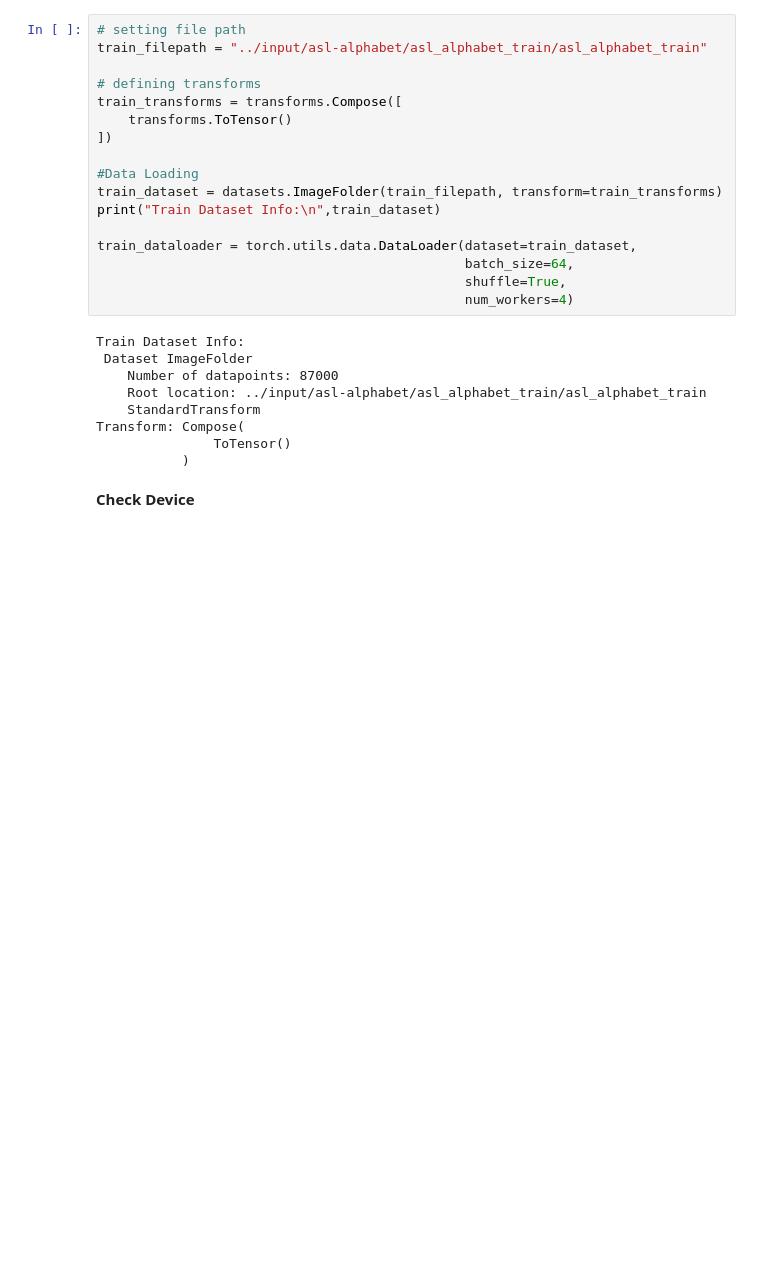
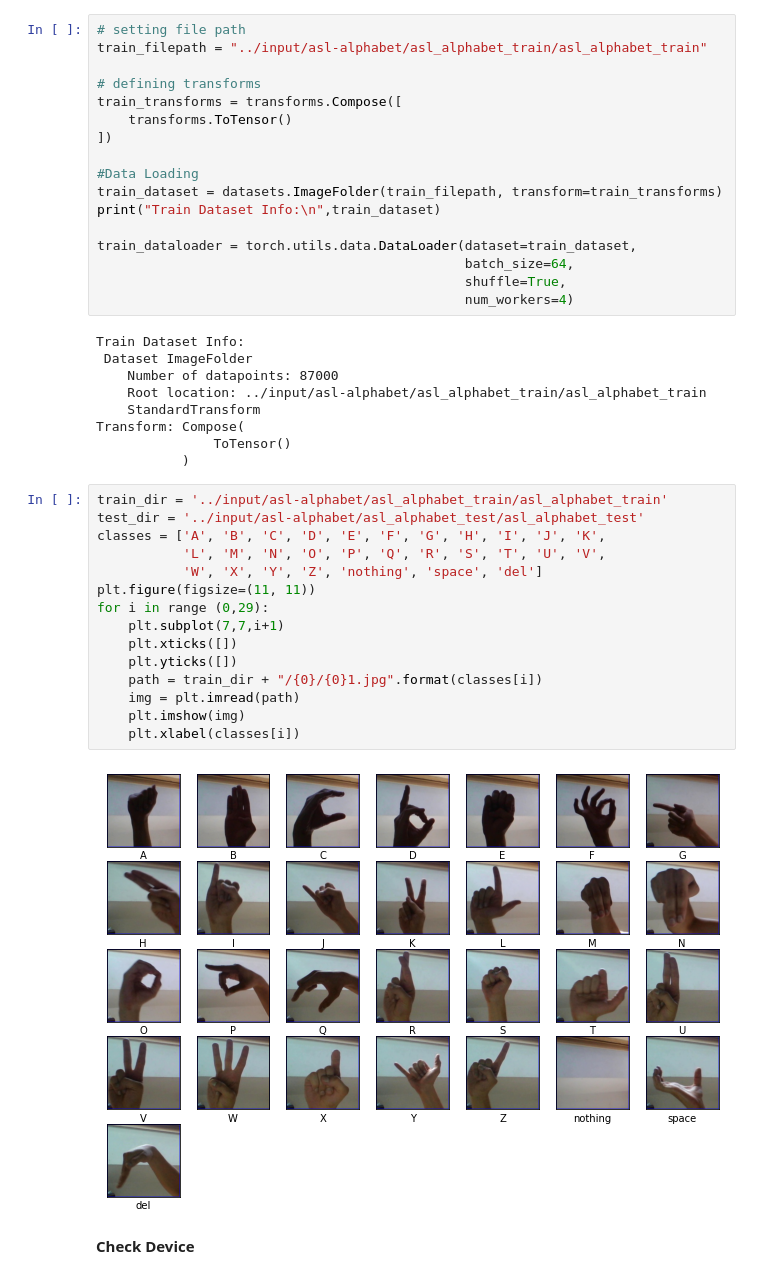
Before and after one commit to RudraxDave/AmericanSignLanguage_Reader, a Jupyter notebook: 1layer-5layer-cnn.ipynb, the cells around one changed output. Saved outputs shown, nothing was run; the diff lists cells and outputs as text; blank space fills up the shorter version.

```diff
--- a/1layer-5layer-cnn.ipynb
+++ b/1layer-5layer-cnn.ipynb
@@ -41,6 +41,23 @@ Train Dataset Info:
 Transform: Compose(
                ToTensor()
            )
+# %%
+train_dir = '../input/asl-alphabet/asl_alphabet_train/asl_alphabet_train'
+test_dir = '../input/asl-alphabet/asl_alphabet_test/asl_alphabet_test'
+classes = ['A', 'B', 'C', 'D', 'E', 'F', 'G', 'H', 'I', 'J', 'K',
+           'L', 'M', 'N', 'O', 'P', 'Q', 'R', 'S', 'T', 'U', 'V',
+           'W', 'X', 'Y', 'Z', 'nothing', 'space', 'del']
+plt.figure(figsize=(11, 11))
+for i in range (0,29):
+    plt.subplot(7,7,i+1)
+    plt.xticks([])
+    plt.yticks([])
+    path = train_dir + "/{0}/{0}1.jpg".format(classes[i])
+    img = plt.imread(path)
+    plt.imshow(img)
+    plt.xlabel(classes[i])
+# %% [output]
+[figure, added]
 # %% [markdown]
 **Check Device**
 # %%
```
